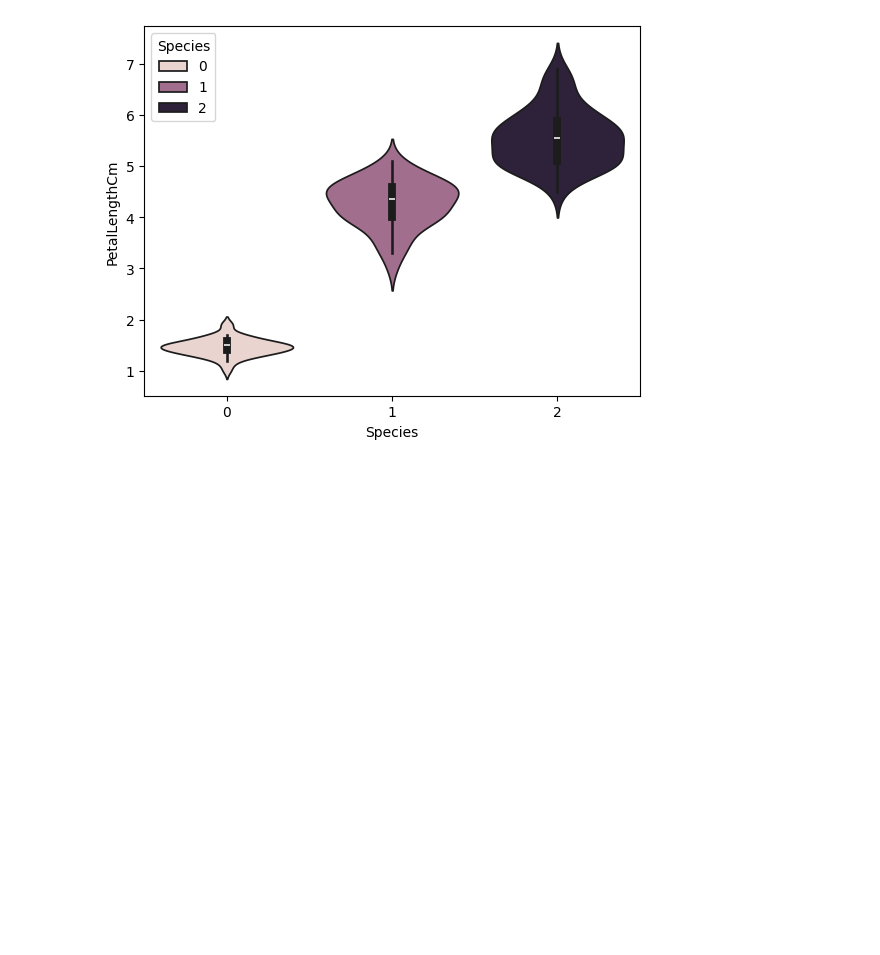
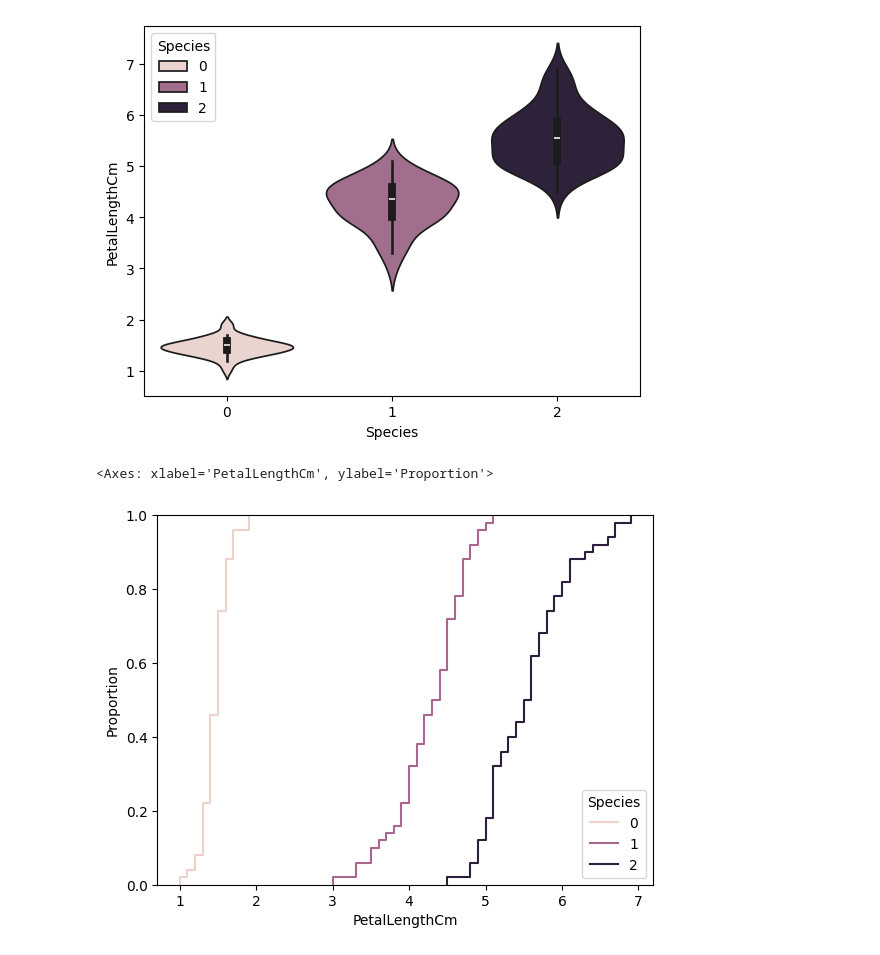
Before and after one commit to sid404-cmd/mdm, a Jupyter notebook: svm/exp.ipynb, the cells around one changed output. Drawn from its saved outputs; the diff is of its cells as text; code cells hidden in the pictures; blank space fills up the shorter version.

Commit message:
eda and plots few more remaining

```diff
--- a/svm/exp.ipynb
+++ b/svm/exp.ipynb
@@ -118,3 +118,12 @@ sns.violinplot(
 # %% [output]
 <Axes: xlabel='Species', ylabel='PetalLengthCm'>
 [figure]
+# %%
+sns.ecdfplot(
+    data=df,
+    x="PetalLengthCm",
+    hue="Species"
+)
+# %% [output]
+<Axes: xlabel='PetalLengthCm', ylabel='Proportion'>
+[figure, added]
```
Also changed, not shown: parts of 1 cell of this notebook.
